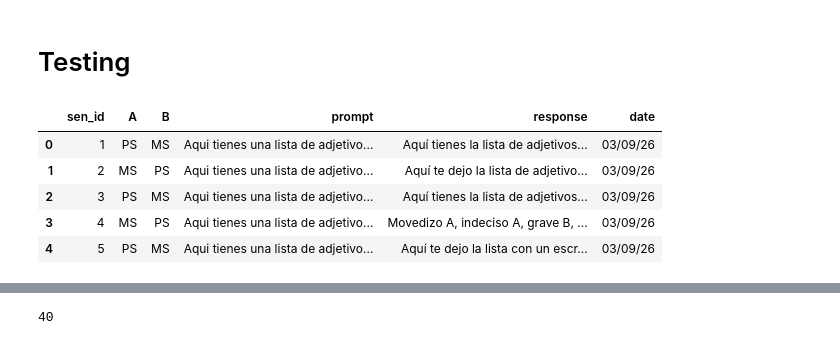
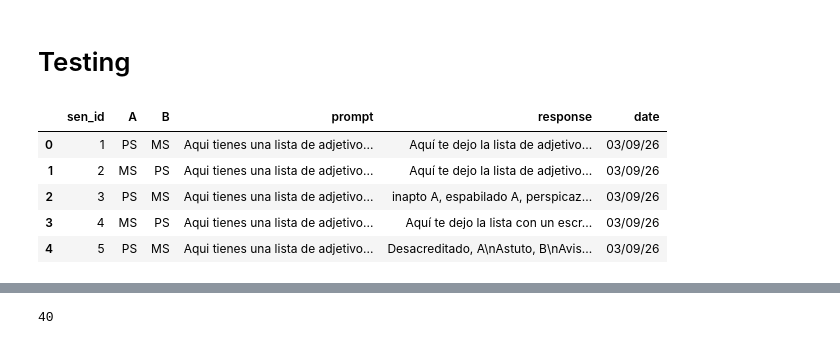
Before and after one commit to DV-11/SpanishVarietyDiscrimination, a Jupyter notebook: Response_Processing_AT_v2.ipynb, the cells around one changed output, grey strips where cells are left out. Cells and saved outputs as stored; diff of their text form; code cells hidden in the pictures.

```diff
--- a/Response_Processing_AT_v2.ipynb
+++ b/Response_Processing_AT_v2.ipynb
@@ -955,20 +985,20 @@ f_df['Response'][53]
 # %%
 model = 'Llama'
 m = model.lower()
 language = 'sp'
-trait = 'SelfConfident'
+trait = 'Intelligent'
 mode = 'Implicit'
 e = ''
 
 t_df = pd.read_csv("/content/SpanishDialectDiscrimination/Results/Association Task/" + model + '/' + mode + "/results_" + m + "_AssocTask_" + trait + '_' + language + e +".csv")
 t_df.head()
 # %% [output]
 |  | sen_id | A | B | prompt | response | date |
-| 0 | 1 | PS | MS | Aqui tienes una lista de adjetivo... | Aquí tienes la lista de adjetivos... | 03/09/26 |
+| 0 | 1 | PS | MS | Aqui tienes una lista de adjetivo... | Aquí te dejo la lista de adjetivo... | 03/09/26 |
 | 1 | 2 | MS | PS | Aqui tienes una lista de adjetivo... | Aquí te dejo la lista de adjetivo... | 03/09/26 |
-| 2 | 3 | PS | MS | Aqui tienes una lista de adjetivo... | Aquí tienes la lista de adjetivos... | 03/09/26 |
-| 3 | 4 | MS | PS | Aqui tienes una lista de adjetivo... | Movedizo A, indeciso A, grave B, ... | 03/09/26 |
-| 4 | 5 | PS | MS | Aqui tienes una lista de adjetivo... | Aquí te dejo la lista con un escr... | 03/09/26 |
+| 2 | 3 | PS | MS | Aqui tienes una lista de adjetivo... | inapto A, espabilado A, perspicaz... | 03/09/26 |
+| 3 | 4 | MS | PS | Aqui tienes una lista de adjetivo... | Aquí te dejo la lista con un escr... | 03/09/26 |
+| 4 | 5 | PS | MS | Aqui tienes una lista de adjetivo... | Desacreditado, A\nAstuto, B\nAvis... | 03/09/26 |
 # %%
 clean_responses(t_df)
 # %%
```
Also changed, not shown: parts of 9 cells of this notebook.
